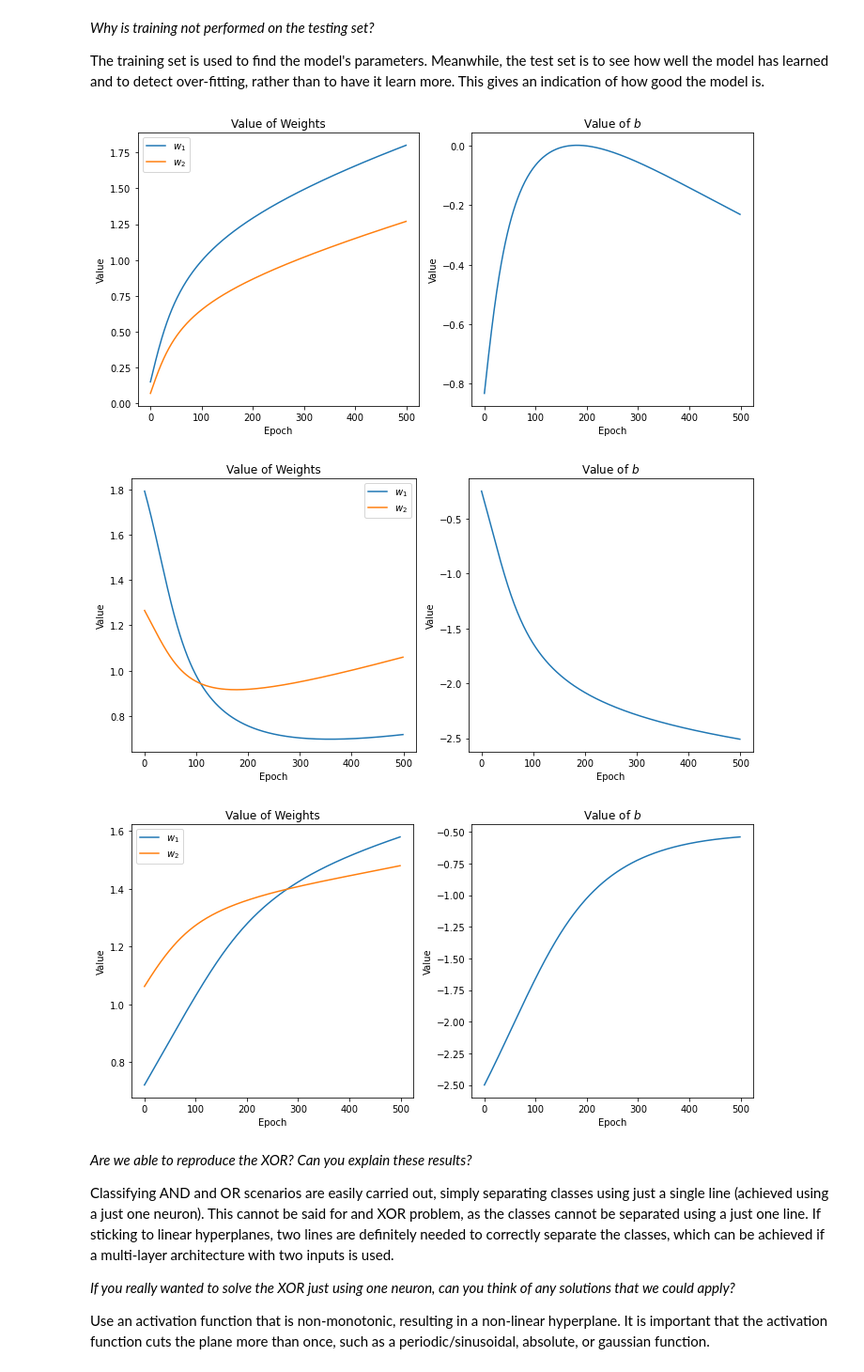
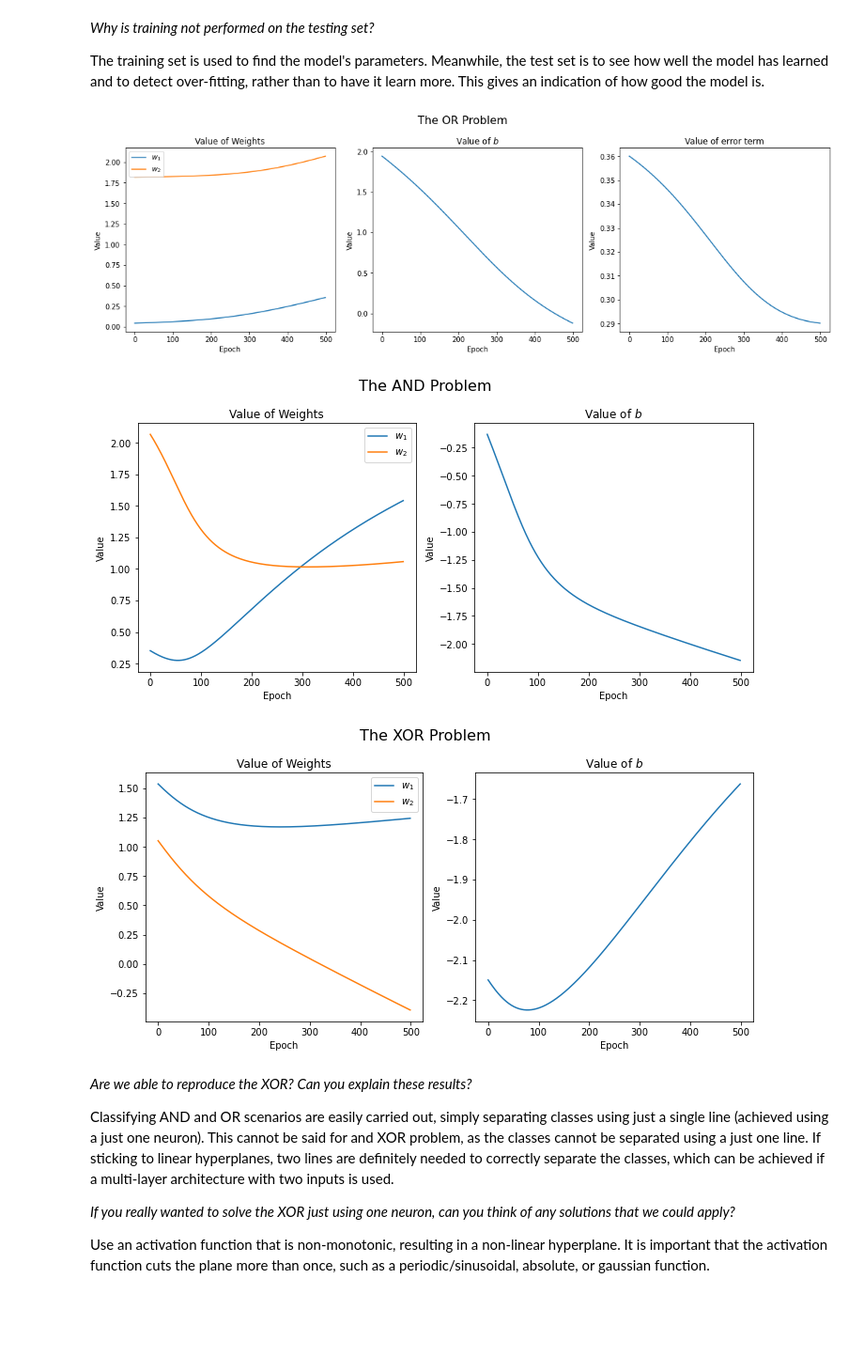
Before and after one commit to case547/ml-labs, a Jupyter notebook: lab1.ipynb, the cells around one changed output. Shown: that part at 94% size. Drawn from its saved outputs; the diff is of its cells as text; code cells hidden in the pictures; blank space fills up the shorter version.

Commit message:
Add error term graph to OR, and figure titles

```diff
--- a/lab1.ipynb
+++ b/lab1.ipynb
@@ -102,38 +102,47 @@ learning_rate = 0.01
 w1_val = []
 w2_val = []
 b_val = []
-error_term = []
+error_val = []
 
 num_epochs = 500
 
 for i in range(num_epochs):
     output = sigm(X,W,B)
 
     W += learning_rate * diff_W(X, output, Y, B, W).T
     B += learning_rate * diff_B(X, output, Y, B, W).T
 
+    e_term = sum((Y_Test-output)**2)/15
+
     w1_val += [W[0][0]]
     w2_val += [W[0][1]]
     b_val += [B[0]]
+    error_val += [e_term[0]]
 
-fig, (ax1, ax2) = plt.subplots(1,2,figsize=(10,5))
+fig, (ax1, ax2, ax3) = plt.subplots(1,3,figsize=(15,5))
+fig.suptitle('The OR Problem', fontsize=16)
 
 ax1.plot(w1_val, label='$w_1$')
 ax1.plot(w2_val, label='$w_2$')
 ax1.set_xlabel('Epoch')
 ax1.set_ylabel('Value')
 ax1.set_title('Value of Weights')
 ax1.legend()
 
 ax2.plot(b_val)
 ax2.set_xlabel('Epoch')
 ax2.set_ylabel('Value')
 ax2.set_title('Value of $b$')
 
+ax3.plot(error_val)
+ax3.set_xlabel('Epoch')
+ax3.set_ylabel('Value')
+ax3.set_title('Value of error term')
+
 fig.tight_layout()
 plt.show()
 # %% [output]
-[figure, old version]
+[figure, new version]
 # %%
 # Repeat the previous procedure for the AND operator
 
@@ -145,11 +154,14 @@ Y = np.array([X[:,0] & X[:,1]]).T
 X_Test = np.random.randint(2, size=[15,2])
 Y_Test = np.array([X_Test[:,0] & X_Test[:,1]]).T
 
+
+# Now, we can finally teach the neuron to emulate the AND function.
+
 learning_rate = 0.01
 w1_val = []
 w2_val = []
 b_val = []
-error_term = []
+error_val = []
 
 num_epochs = 500
 
@@ -164,6 +176,7 @@ for i in range(num_epochs):
     b_val += [B[0]]
 
 fig, (ax1, ax2) = plt.subplots(1,2,figsize=(10,5))
+fig.suptitle('The AND Problem', fontsize=16)
 
 ax1.plot(w1_val, label='$w_1$')
 ax1.plot(w2_val, label='$w_2$')
@@ -180,7 +193,7 @@ ax2.set_title('Value of $b$')
 fig.tight_layout()
 plt.show()
 # %% [output]
-[figure, old version]
+[figure, new version]
 # %%
 # Repeat the previous procedure for the XOR operator
 
@@ -192,11 +205,14 @@ Y = np.array([X[:,0] ^ X[:,1]]).T
 X_Test = np.random.randint(2, size=[15,2])
 Y_Test = np.array([X_Test[:,0] ^ X_Test[:,1]]).T
 
+
+# Now, we can finally teach the neuron to emulate the XOR function.
+
 learning_rate = 0.01
 w1_val = []
 w2_val = []
 b_val = []
-error_term = []
+error_val = []
 
 num_epochs = 500
 
@@ -211,6 +227,7 @@ for i in range(num_epochs):
     b_val += [B[0]]
 
 fig, (ax1, ax2) = plt.subplots(1,2,figsize=(10,5))
+fig.suptitle('The XOR Problem', fontsize=16)
 
 ax1.plot(w1_val, label='$w_1$')
 ax1.plot(w2_val, label='$w_2$')
@@ -227,7 +244,7 @@ ax2.set_title('Value of $b$')
 fig.tight_layout()
 plt.show()
 # %% [output]
-[figure, old version]
+[figure, new version]
 # %% [markdown]
 *Are we able to reproduce the XOR? Can you explain these results?*
 
```
